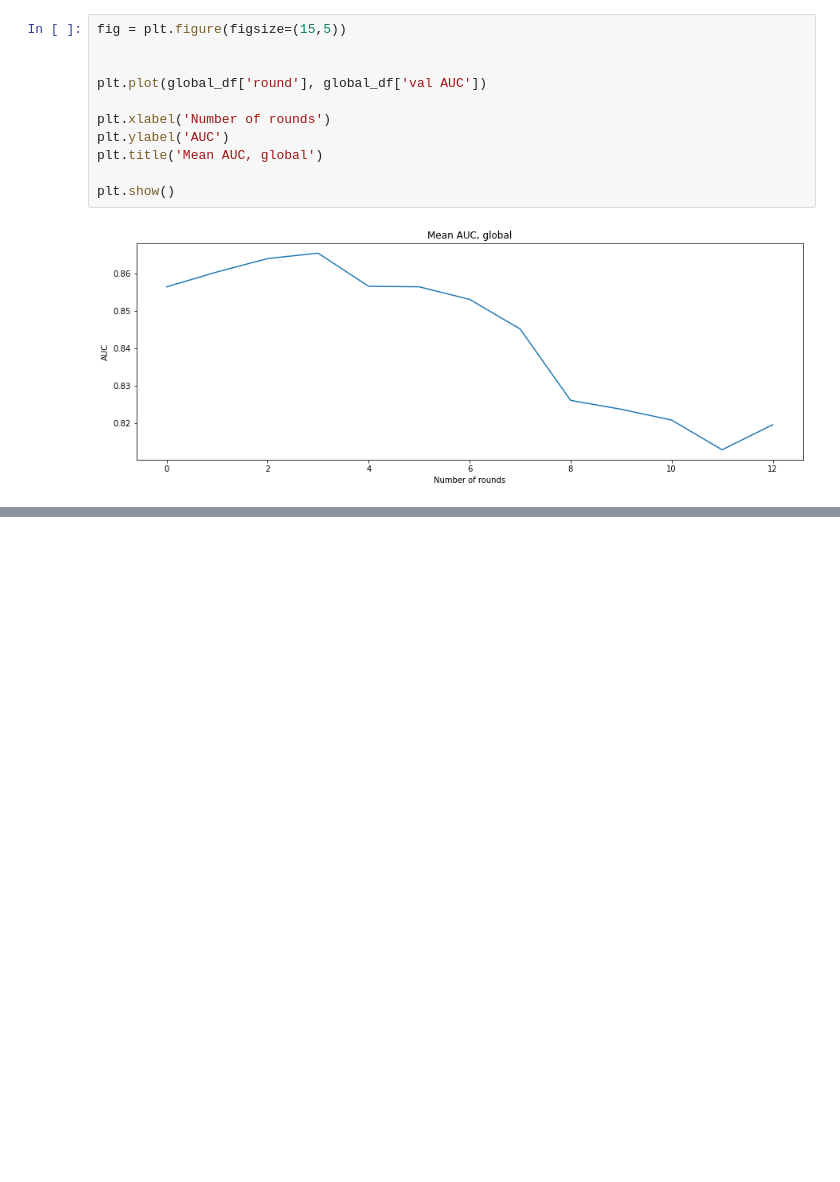
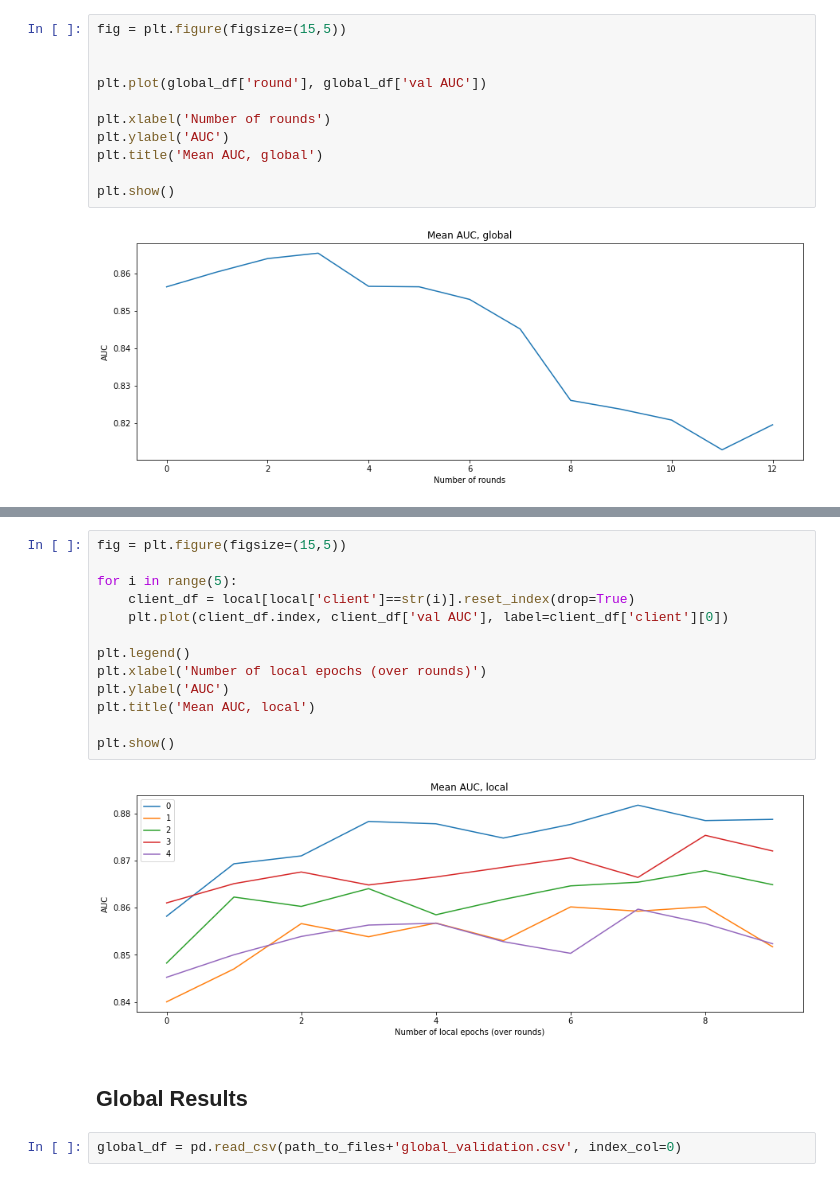
Before and after one commit to linev8k/cxr-fl-privacy, a Jupyter notebook: evaluation_baseline.ipynb, the cells around one changed output, grey strips where cells are left out. Drawn from its saved outputs; the diff is of its cells as text; blank space fills up the shorter version.

```diff
--- a/evaluation_baseline.ipynb
+++ b/evaluation_baseline.ipynb
@@ -206,0 +296,19 @@ plt.show()
+# %%
+fig = plt.figure(figsize=(15,5))
+
+for i in range(5):
+    client_df = local[local['client']==str(i)].reset_index(drop=True)
+    plt.plot(client_df.index, client_df['val AUC'], label=client_df['client'][0])
+
+plt.legend()
+plt.xlabel('Number of local epochs (over rounds)')
+plt.ylabel('AUC')
+plt.title('Mean AUC, local')
+
+plt.show()
+# %% [output]
+[figure, added]
+# %% [markdown]
+## Global Results
+# %%
+global_df = pd.read_csv(path_to_files+'global_validation.csv', index_col=0)
```
Also changed, not shown: parts of 10 cells of this notebook.
